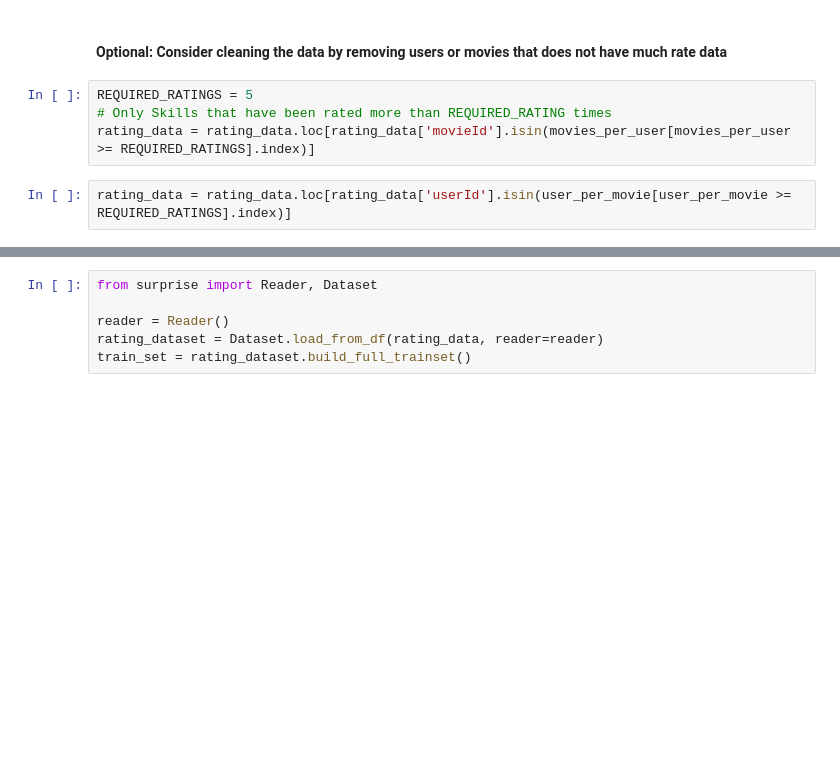
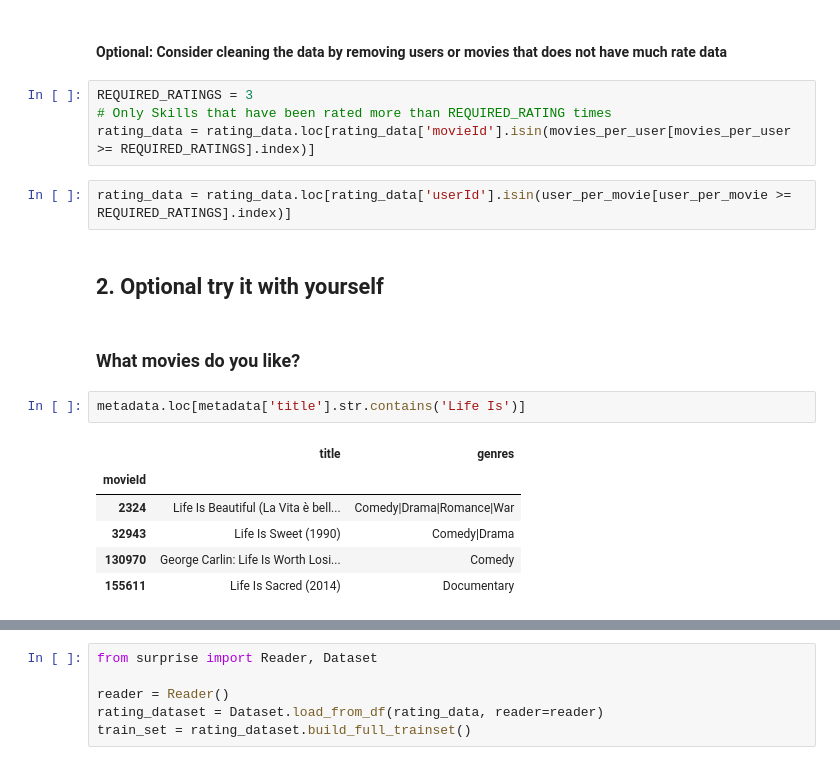
Before and after one commit to Luis-Palacios/movie-recommendations, a Jupyter notebook: Movie-Recommendations.ipynb, the cells around one changed output, grey strips where cells are left out. Saved outputs shown, nothing was run; the diff lists cells and outputs as text; blank space fills up the shorter version.

```diff
--- a/Movie-Recommendations.ipynb
+++ b/Movie-Recommendations.ipynb
@@ -170,8 +173,21 @@ Name: userId, dtype: int64
 # %% [markdown]
 #### Optional: Consider cleaning the data by removing users or movies that does not have much rate data
 # %%
-REQUIRED_RATINGS = 5
+REQUIRED_RATINGS = 3
 # Only Skills that have been rated more than REQUIRED_RATING times
 rating_data = rating_data.loc[rating_data['movieId'].isin(movies_per_user[movies_per_user >= REQUIRED_RATINGS].index)]
 # %%
 rating_data = rating_data.loc[rating_data['userId'].isin(user_per_movie[user_per_movie >= REQUIRED_RATINGS].index)]
+# %% [markdown]
+## 2. Optional try it with yourself
+# %% [markdown]
+### What movies do you like?
+# %%
+metadata.loc[metadata['title'].str.contains('Life Is')]
+# %% [output]
+|  | title | genres |
+| movieId |  |  |
+| 2324 | Life Is Beautiful (La Vita è bell... | Comedy|Drama|Romance|War |
+| 32943 | Life Is Sweet (1990) | Comedy|Drama |
+| 130970 | George Carlin: Life Is Worth Losi... | Comedy |
+| 155611 | Life Is Sacred (2014) | Documentary |
```
Also changed, not shown: parts of 11 cells of this notebook, 4 other files.
